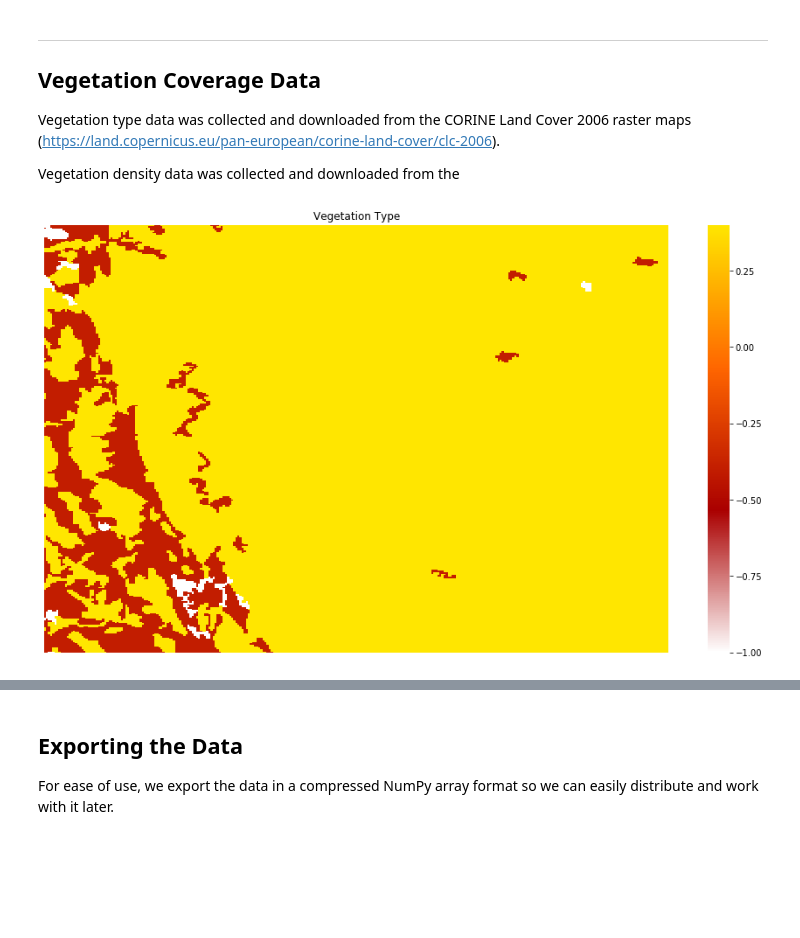
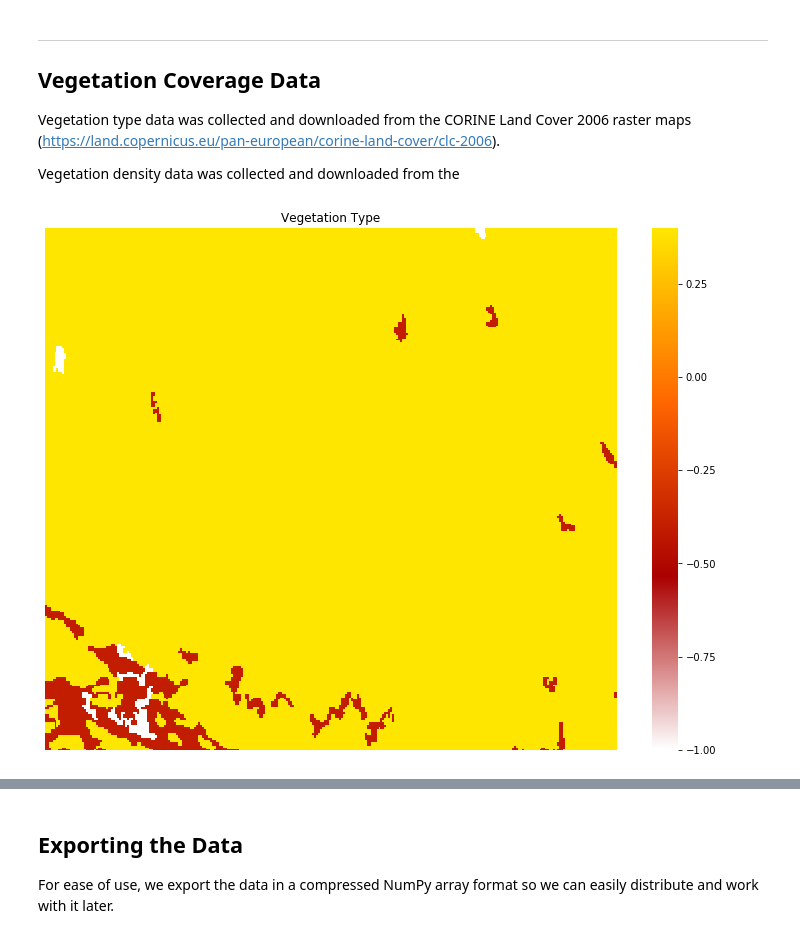
Before and after one commit to thearchitector/wind-and-fire, a Jupyter notebook: code/data.ipynb, the cells around one changed output, grey strips where cells are left out. Cells and saved outputs as stored; diff of their text form; code cells hidden in the pictures; blank space fills up the shorter version.

```diff
--- a/code/data.ipynb
+++ b/code/data.ipynb
@@ -18,18 +18,18 @@ import numpy as np
 import scipy.signal as sps
 import matplotlib.pyplot as plt
 
-LON_MIN = -7.9226975 # °W
-LON_MAX = -7.6624791 # °W
-LAT_MIN = 37.084652 # °N
-LAT_MAX = 37.4117745 # °N
+LON_MIN = -7.9493189 # °W
+LON_MAX = -7.6170562 # °W
+LAT_MIN = 37.1329216 # °N
+LAT_MAX = 37.3881912 # °N
 SPF = 1201 # number of samples per file
-REGION_LENGTH = 30000 # defined to be 30km x 30km
 CA_LENGTH = 100 # defined to be 100m
-CA_SIZE = int(REGION_LENGTH / CA_LENGTH) # for a 90km^2 region, this should be 300x300
+CAS_WIDTH = 291
+CAS_HEIGHT = 287
 
 def each_coordinate():
-    """ Returns each ordinate pair in the studied range with step sizes of 300m. """
-    for x, lon in enumerate(np.linspace(LON_MIN, LON_MAX, CA_SIZE)):
-        for y, lat in enumerate(np.linspace(LAT_MIN, LAT_MAX, CA_SIZE)):
+    """ Returns each ordinate pair in the studied range. """
+    for x, lon in enumerate(np.linspace(LON_MIN, LON_MAX, CAS_WIDTH)):
+        for y, lat in enumerate(np.linspace(LAT_MIN, LAT_MAX, CAS_HEIGHT)):
             yield x, y, lon, lat
 # %%
@@ -72,14 +72,14 @@ import rasterio.warp
 
 # GeoTIFF data is in EPSG:3035 - https://epsg.io/3035
 # Convert lon/lat bounds from EPSG:4326 (WGS84) to EPSG:3035 with https://epsg.io/transform#s_srs=4326&t_srs=3035
-AA_MIN = round(2730675.00, -2)
-BB_MIN = round(1743959.99, -2)
-AA_MAX = round(2760675.00, -2)
-BB_MAX = round(1773959.99, -2)
+AA_MIN = round(2729465.40, -2)
+BB_MIN = round(1749731.21, -2)
+AA_MAX = round(2764076.03, -2)
+BB_MAX = round(1770481.46, -2)
 
-veg_type = np.empty((CA_SIZE, CA_SIZE))
-veg_density = np.empty((CA_SIZE, CA_SIZE))
-fuel = np.empty((CA_SIZE, CA_SIZE))
+veg_type = np.empty((CAS_HEIGHT, CAS_WIDTH))
+veg_density = np.empty((CAS_HEIGHT, CAS_WIDTH))
+fuel = np.empty((CAS_HEIGHT, CAS_WIDTH))
 
 with rasterio.open('../data/CLC2006_V2018-20.tif') as dataset:
     # Get the first (and only) band of data from the dataset
@@ -102,26 +102,26 @@ with rasterio.open('../data/CLC2006_V2018-20.tif') as dataset:
             # Forests
             return 0.4, 0.3, 1
 
-    # Get the vegetation data for every 300m x 300m square
-    for x, xlon in enumerate(np.linspace(AA_MIN, AA_MAX, CA_SIZE)):
-        for y, ylat in enumerate(np.linspace(BB_MIN, BB_MAX, CA_SIZE)):
-            veg_type[x, y], veg_density[x, y], fuel[x, y] = get_vegetation_params(xlon, ylat)
+    # Get the vegetation data for every square
+    for x, xlon in enumerate(np.linspace(AA_MIN, AA_MAX, CAS_WIDTH)):
+        for y, ylat in enumerate(np.linspace(BB_MIN, BB_MAX, CAS_HEIGHT)):
+            veg_type[y, x], veg_density[y, x], fuel[y, x] = get_vegetation_params(xlon, ylat)
 # %%
 from matplotlib.colors import LinearSegmentedColormap
 
 cmap_type = LinearSegmentedColormap.from_list(
     name="veg_type",
     colors=[(1, 1, 1), (170/255, 0, 0), (1, 102/255, 0), (1, 230/255, 0)]
 )
 
-plt.figure(figsize=(16, 9))
+plt.figure(figsize=(12.8, 9.6))
 ax = sns.heatmap(veg_type, cmap=cmap_type)
 ax.invert_yaxis()
 plt.axis(False)
 plt.title("Vegetation Type")
 plt.show()
 # %% [output]
-[figure, old version]
+[figure, new version]
 # %%
 cmap_density = LinearSegmentedColormap.from_list(
     name="veg_density",
```
Also changed, not shown: parts of 11 cells of this notebook, 1 other file.
